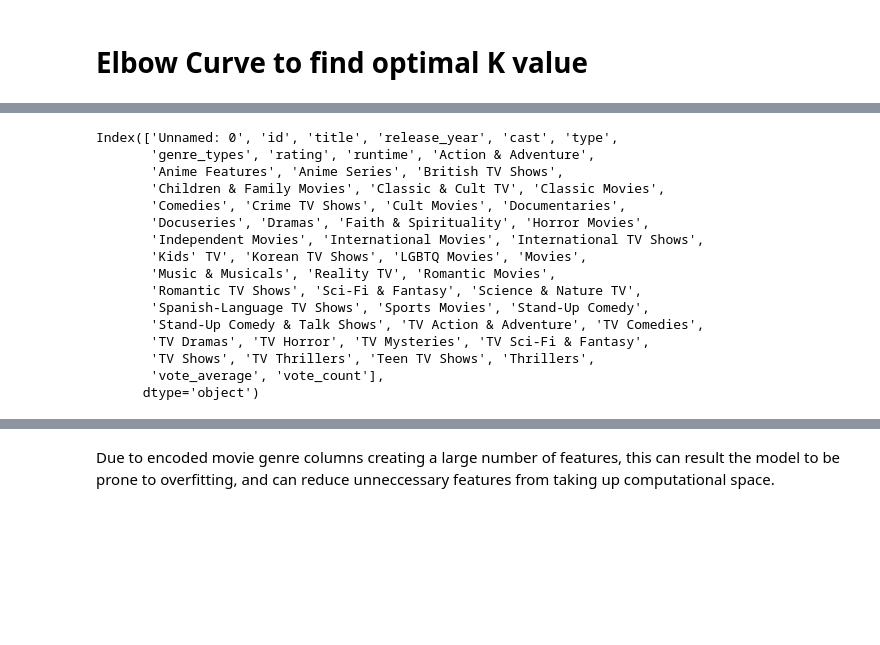
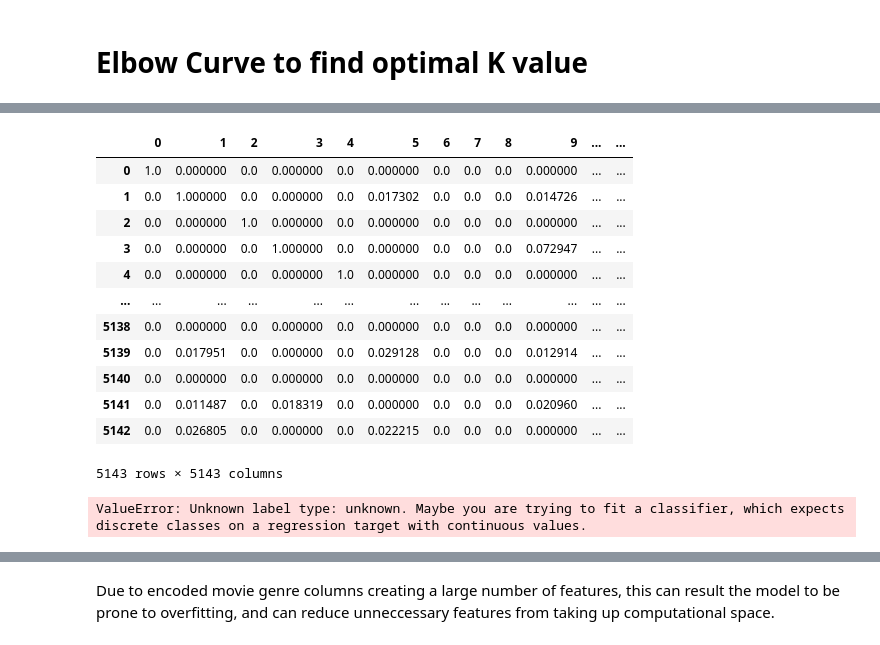
Before and after one commit to qudsia99/movie_recommender, a Jupyter notebook: machine_learning/KNN.ipynb, the cells around one changed output, grey strips where cells are left out. Saved outputs shown, nothing was run; the diff lists cells and outputs as text; code cells hidden in the pictures; blank space fills up the shorter version.

Commit message:
modifying classification report, need to correct minor errors

```diff
--- a/machine_learning/KNN.ipynb
+++ b/machine_learning/KNN.ipynb
@@ -28,19 +25,0 @@ df.head()
-# %%
-df.columns
-# %% [output]
-Index(['Unnamed: 0', 'id', 'title', 'release_year', 'cast', 'type',
-       'genre_types', 'rating', 'runtime', 'Action & Adventure',
-       'Anime Features', 'Anime Series', 'British TV Shows',
-       'Children & Family Movies', 'Classic & Cult TV', 'Classic Movies',
-       'Comedies', 'Crime TV Shows', 'Cult Movies', 'Documentaries',
-       'Docuseries', 'Dramas', 'Faith & Spirituality', 'Horror Movies',
-       'Independent Movies', 'International Movies', 'International TV Shows',
-       'Kids' TV', 'Korean TV Shows', 'LGBTQ Movies', 'Movies',
-       'Music & Musicals', 'Reality TV', 'Romantic Movies',
-       'Romantic TV Shows', 'Sci-Fi & Fantasy', 'Science & Nature TV',
-       'Spanish-Language TV Shows', 'Sports Movies', 'Stand-Up Comedy',
-       'Stand-Up Comedy & Talk Shows', 'TV Action & Adventure', 'TV Comedies',
-       'TV Dramas', 'TV Horror', 'TV Mysteries', 'TV Sci-Fi & Fantasy',
-       'TV Shows', 'TV Thrillers', 'Teen TV Shows', 'Thrillers',
-       'vote_average', 'vote_count'],
-      dtype='object')
@@ -62,0 +33,17 @@ elbow_data = df[columns_elbow].copy()
+# %%
+sim_df = pd.DataFrame(similarity)
+sim_df
+# %% [output]
+|  | 0 | 1 | 2 | 3 | 4 | 5 | 6 | 7 | 8 | 9 | ... | ... |
+| 0 | 1.0 | 0.000000 | 0.0 | 0.000000 | 0.0 | 0.000000 | 0.0 | 0.0 | 0.0 | 0.000000 | ... | ... |
+| 1 | 0.0 | 1.000000 | 0.0 | 0.000000 | 0.0 | 0.017302 | 0.0 | 0.0 | 0.0 | 0.014726 | ... | ... |
+| 2 | 0.0 | 0.000000 | 1.0 | 0.000000 | 0.0 | 0.000000 | 0.0 | 0.0 | 0.0 | 0.000000 | ... | ... |
+| 3 | 0.0 | 0.000000 | 0.0 | 1.000000 | 0.0 | 0.000000 | 0.0 | 0.0 | 0.0 | 0.072947 | ... | ... |
+| 4 | 0.0 | 0.000000 | 0.0 | 0.000000 | 1.0 | 0.000000 | 0.0 | 0.0 | 0.0 | 0.000000 | ... | ... |
+| ... | ... | ... | ... | ... | ... | ... | ... | ... | ... | ... | ... | ... |
+| 5138 | 0.0 | 0.000000 | 0.0 | 0.000000 | 0.0 | 0.000000 | 0.0 | 0.0 | 0.0 | 0.000000 | ... | ... |
+| 5139 | 0.0 | 0.017951 | 0.0 | 0.000000 | 0.0 | 0.029128 | 0.0 | 0.0 | 0.0 | 0.012914 | ... | ... |
+| 5140 | 0.0 | 0.000000 | 0.0 | 0.000000 | 0.0 | 0.000000 | 0.0 | 0.0 | 0.0 | 0.000000 | ... | ... |
+| 5141 | 0.0 | 0.011487 | 0.0 | 0.018319 | 0.0 | 0.000000 | 0.0 | 0.0 | 0.0 | 0.020960 | ... | ... |
+| 5142 | 0.0 | 0.026805 | 0.0 | 0.000000 | 0.0 | 0.022215 | 0.0 | 0.0 | 0.0 | 0.000000 | ... | ... |
+5143 rows × 5143 columns
@@ -63 +72,14 @@ elbow_data = df[columns_elbow].copy()
+# %%
+# Initializing and training KNN model
+knn = KNeighborsClassifier(n_neighbors=5)
+knn.fit(X_train_scaled, y_train)
+
+# Making predictions
+y_pred = knn.predict(X_test_scaled)
+
+# Evaluating model
+accuracy = accuracy_score(y_test, y_pred)
+print("Accuracy:", accuracy)
+# %% [output]
+ValueError: Unknown label type: unknown. Maybe you are trying to fit a classifier, which expects discrete classes on a regression target with continuous values.
 # %%
```
Also changed, not shown: parts of 36 cells of this notebook.
